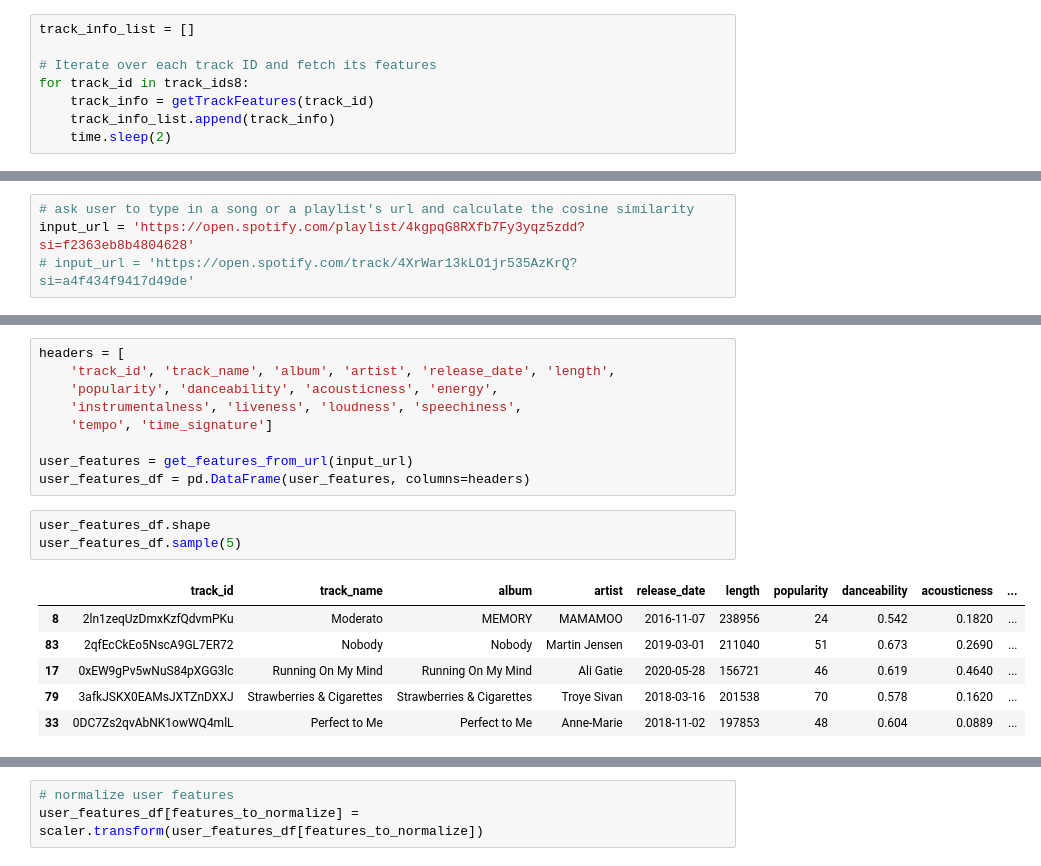
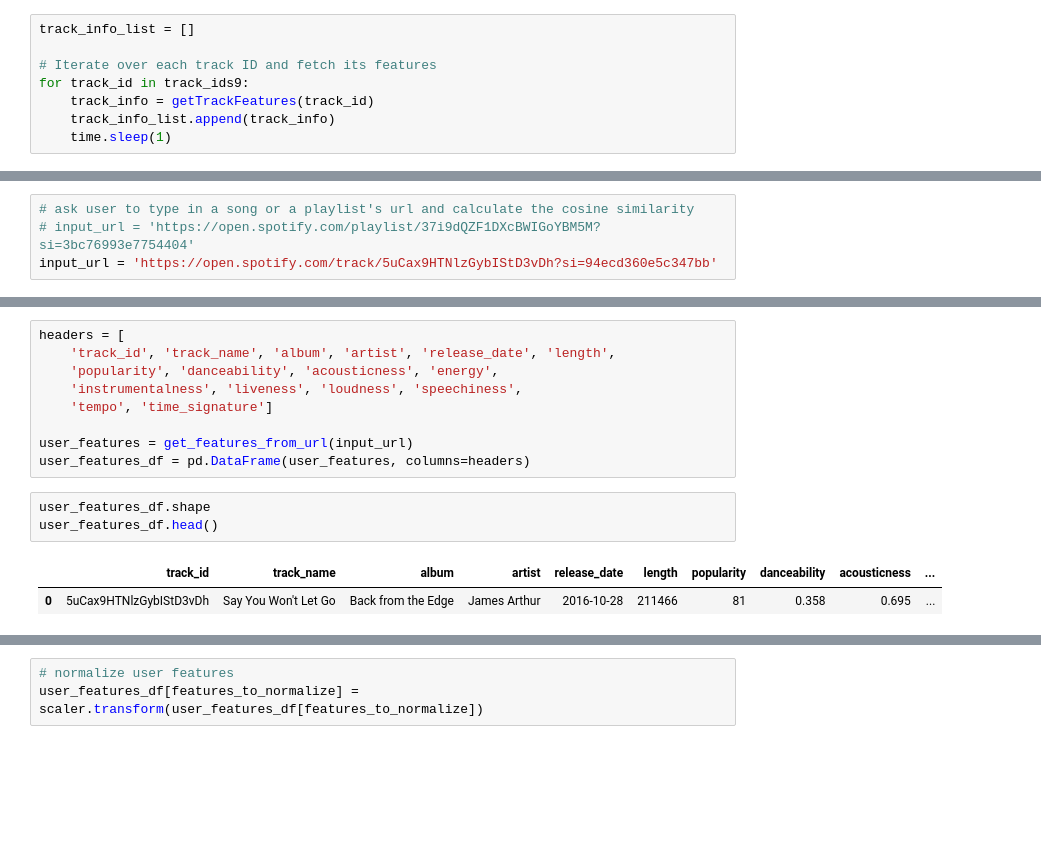
Before and after one commit to joycerlz/kpop-song-recommendation, a Jupyter notebook: Kpop_song_rec.ipynb, the cells around one changed output, grey strips where cells are left out. Drawn from its saved outputs; the diff is of its cells as text; blank space fills up the shorter version.

```diff
--- a/Kpop_song_rec.ipynb
+++ b/Kpop_song_rec.ipynb
@@ -218,10 +212,10 @@ print(len(track_ids8))
 track_info_list = []
 
 # Iterate over each track ID and fetch its features
-for track_id in track_ids8:
+for track_id in track_ids9:
     track_info = getTrackFeatures(track_id)
     track_info_list.append(track_info)
-    time.sleep(2)
+    time.sleep(1)
 # %%
 print(len(track_info_list))
 # %% [output]
@@ -374,8 +368,8 @@ print(row_with_max_popularity)
 ## Getting recommendations
 # %%
 # ask user to type in a song or a playlist's url and calculate the cosine similarity
-input_url = 'https://open.spotify.com/playlist/4kgpqG8RXfb7Fy3yqz5zdd?si=f2363eb8b4804628'
-# input_url = 'https://open.spotify.com/track/4XrWar13kLO1jr535AzKrQ?si=a4f434f9417d49de'
+# input_url = 'https://open.spotify.com/playlist/37i9dQZF1DXcBWIGoYBM5M?si=3bc76993e7754404'
+input_url = 'https://open.spotify.com/track/5uCax9HTNlzGybIStD3vDh?si=94ecd360e5c347bb'
 # %%
 def get_features_from_url(url):
     track_features = []
@@ -403,14 +397,10 @@ user_features = get_features_from_url(input_url)
 user_features_df = pd.DataFrame(user_features, columns=headers)
 # %%
 user_features_df.shape
-user_features_df.sample(5)
+user_features_df.head()
 # %% [output]
 |  | track_id | track_name | album | artist | release_date | length | popularity | danceability | acousticness | ... |
-| 8 | 2ln1zeqUzDmxKzfQdvmPKu | Moderato | MEMORY | MAMAMOO | 2016-11-07 | 238956 | 24 | 0.542 | 0.1820 | ... |
-| 83 | 2qfEcCkEo5NscA9GL7ER72 | Nobody | Nobody | Martin Jensen | 2019-03-01 | 211040 | 51 | 0.673 | 0.2690 | ... |
-| 17 | 0xEW9gPv5wNuS84pXGG3lc | Running On My Mind | Running On My Mind | Ali Gatie | 2020-05-28 | 156721 | 46 | 0.619 | 0.4640 | ... |
-| 79 | 3afkJSKX0EAMsJXTZnDXXJ | Strawberries & Cigarettes | Strawberries & Cigarettes | Troye Sivan | 2018-03-16 | 201538 | 70 | 0.578 | 0.1620 | ... |
-| 33 | 0DC7Zs2qvAbNK1owWQ4mlL | Perfect to Me | Perfect to Me | Anne-Marie | 2018-11-02 | 197853 | 48 | 0.604 | 0.0889 | ... |
+| 0 | 5uCax9HTNlzGybIStD3vDh | Say You Won't Let Go | Back from the Edge | James Arthur | 2016-10-28 | 211466 | 81 | 0.358 | 0.695 | ... |
 # %%
 # Normalizing Feature Vectors
 features_to_normalize = ['popularity', 'loudness', 'tempo']
```
Also changed, not shown: parts of 20 cells of this notebook.
